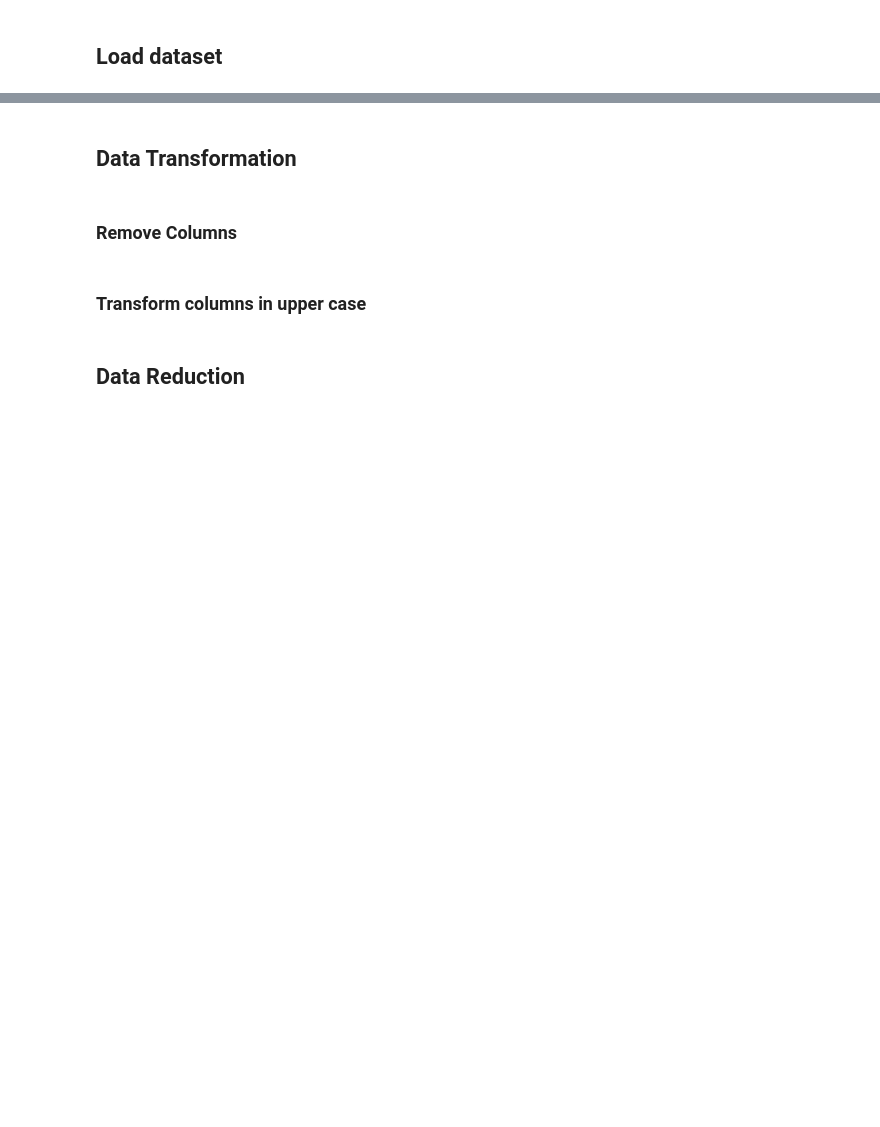
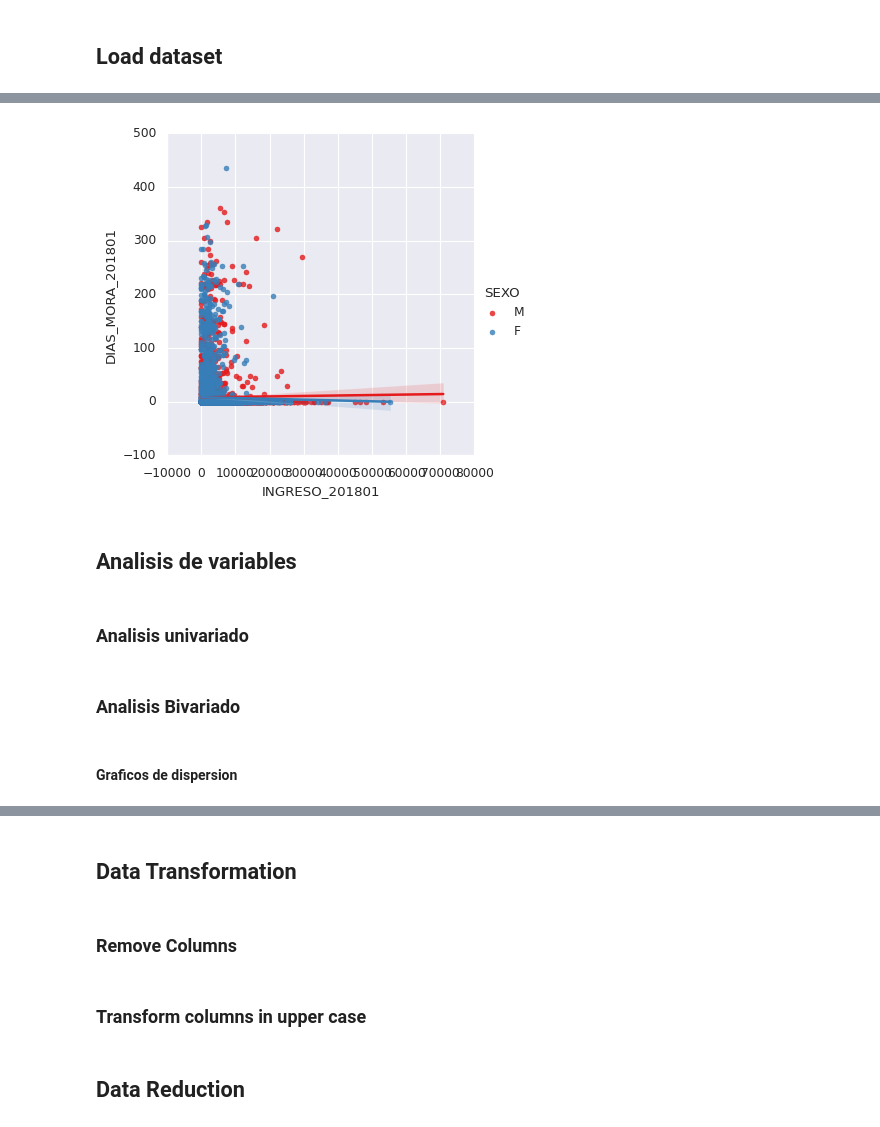
Before and after one commit to cromario0723/AWS_Proyecto_Test, a Jupyter notebook: Machine_Learning_Sanitas_DS.ipynb, the cells around one changed output, grey strips where cells are left out. Cells and saved outputs as stored; diff of their text form; code cells hidden in the pictures; blank space fills up the shorter version.

```diff
--- a/Machine_Learning_Sanitas_DS.ipynb
+++ b/Machine_Learning_Sanitas_DS.ipynb
@@ -26,0 +205,12 @@ import numpy as np
+# %%
+g = sns.lmplot(x="INGRESO_201801", y="DIAS_MORA_201801", hue="SEXO", data=df_credit,palette="Set1")
+# %% [output]
+[figure, added]
+# %% [markdown]
+## Analisis de variables
+# %% [markdown]
+### Analisis univariado
+# %% [markdown]
+### Analisis Bivariado
+# %% [markdown]
+#### Graficos de dispersion
```
Also changed, not shown: parts of 37 cells of this notebook.
